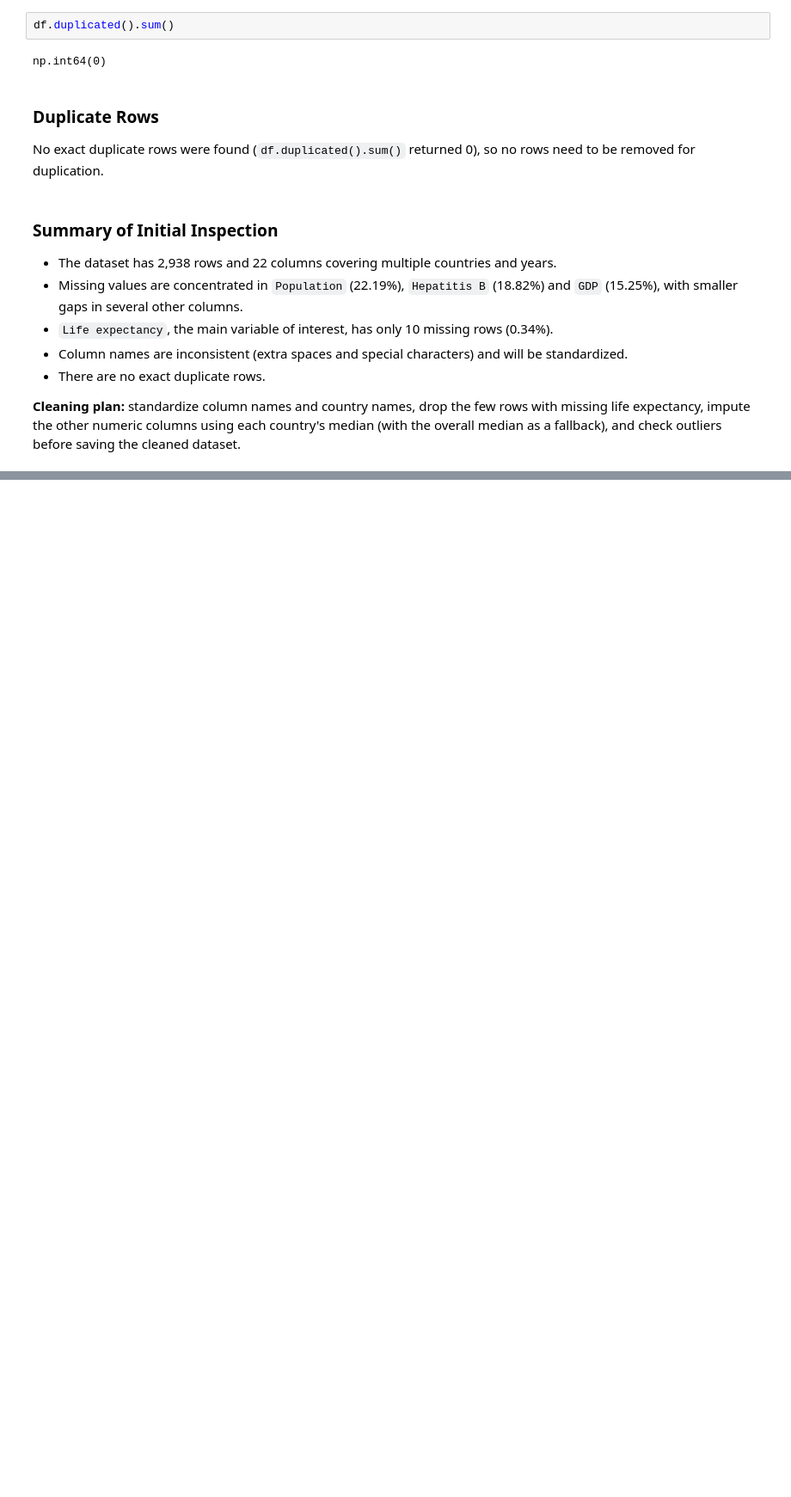
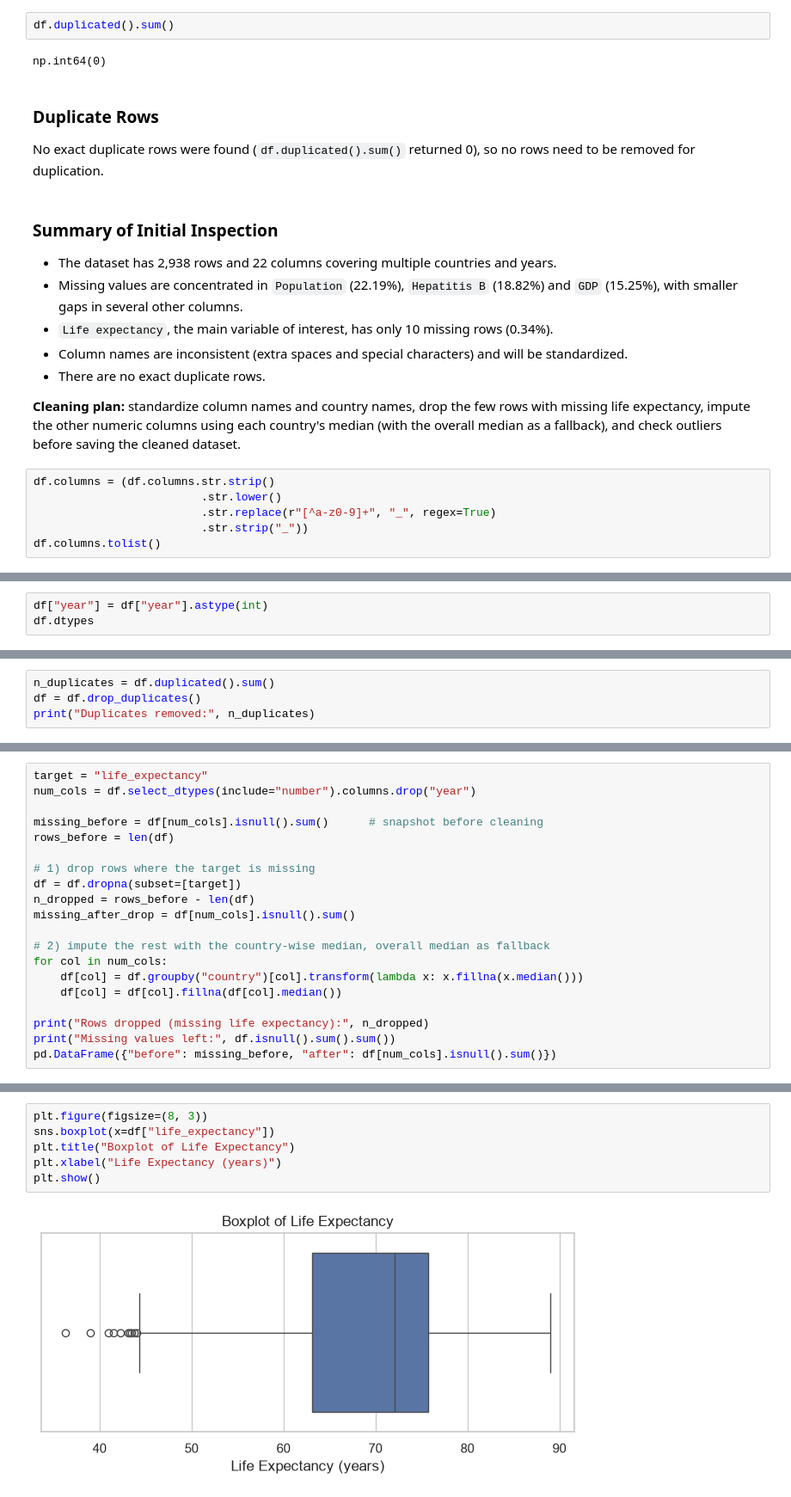
Before and after one commit to Muskan387/pulseboard-analytics, a Jupyter notebook: notebooks/week2_eda.ipynb, the cells around one changed output, grey strips where cells are left out. Shown at 86% size. Cells and saved outputs as stored; diff of their text form; blank space fills up the shorter version.

Commit message:
Complete data cleaning and save processed dataset

```diff
--- a/notebooks/week2_eda.ipynb
+++ b/notebooks/week2_eda.ipynb
@@ -99,3 +99,9 @@ No exact duplicate rows were found (`df.duplicated().sum()` returned 0), so no r
 - There are no exact duplicate rows.
 
 **Cleaning plan:** standardize column names and country names, drop the few rows with missing life expectancy, impute the other numeric columns using each country's median (with the overall median as a fallback), and check outliers before saving the cleaned dataset.
+# %%
+df.columns = (df.columns.str.strip()
+                         .str.lower()
+                         .str.replace(r"[^a-z0-9]+", "_", regex=True)
+                         .str.strip("_"))
+df.columns.tolist()
@@ -101,0 +165,3 @@ No exact duplicate rows were found (`df.duplicated().sum()` returned 0), so no r
+# %%
+df["year"] = df["year"].astype(int)
+df.dtypes
@@ -101,0 +189,4 @@ No exact duplicate rows were found (`df.duplicated().sum()` returned 0), so no r
+# %%
+n_duplicates = df.duplicated().sum()
+df = df.drop_duplicates()
+print("Duplicates removed:", n_duplicates)
@@ -101,0 +198,20 @@ No exact duplicate rows were found (`df.duplicated().sum()` returned 0), so no r
+# %%
+target = "life_expectancy"
+num_cols = df.select_dtypes(include="number").columns.drop("year")
+
+missing_before = df[num_cols].isnull().sum()      # snapshot before cleaning
+rows_before = len(df)
+
+# 1) drop rows where the target is missing
+df = df.dropna(subset=[target])
+n_dropped = rows_before - len(df)
+missing_after_drop = df[num_cols].isnull().sum()
+
+# 2) impute the rest with the country-wise median, overall median as fallback
+for col in num_cols:
+    df[col] = df.groupby("country")[col].transform(lambda x: x.fillna(x.median()))
+    df[col] = df[col].fillna(df[col].median())
+
+print("Rows dropped (missing life expectancy):", n_dropped)
+print("Missing values left:", df.isnull().sum().sum())
+pd.DataFrame({"before": missing_before, "after": df[num_cols].isnull().sum()})
@@ -101,0 +273,8 @@ No exact duplicate rows were found (`df.duplicated().sum()` returned 0), so no r
+# %%
+plt.figure(figsize=(8, 3))
+sns.boxplot(x=df["life_expectancy"])
+plt.title("Boxplot of Life Expectancy")
+plt.xlabel("Life Expectancy (years)")
+plt.show()
+# %% [output]
+[figure, added]
```
Also changed, not shown: parts of 14 cells of this notebook, 1 other file.
